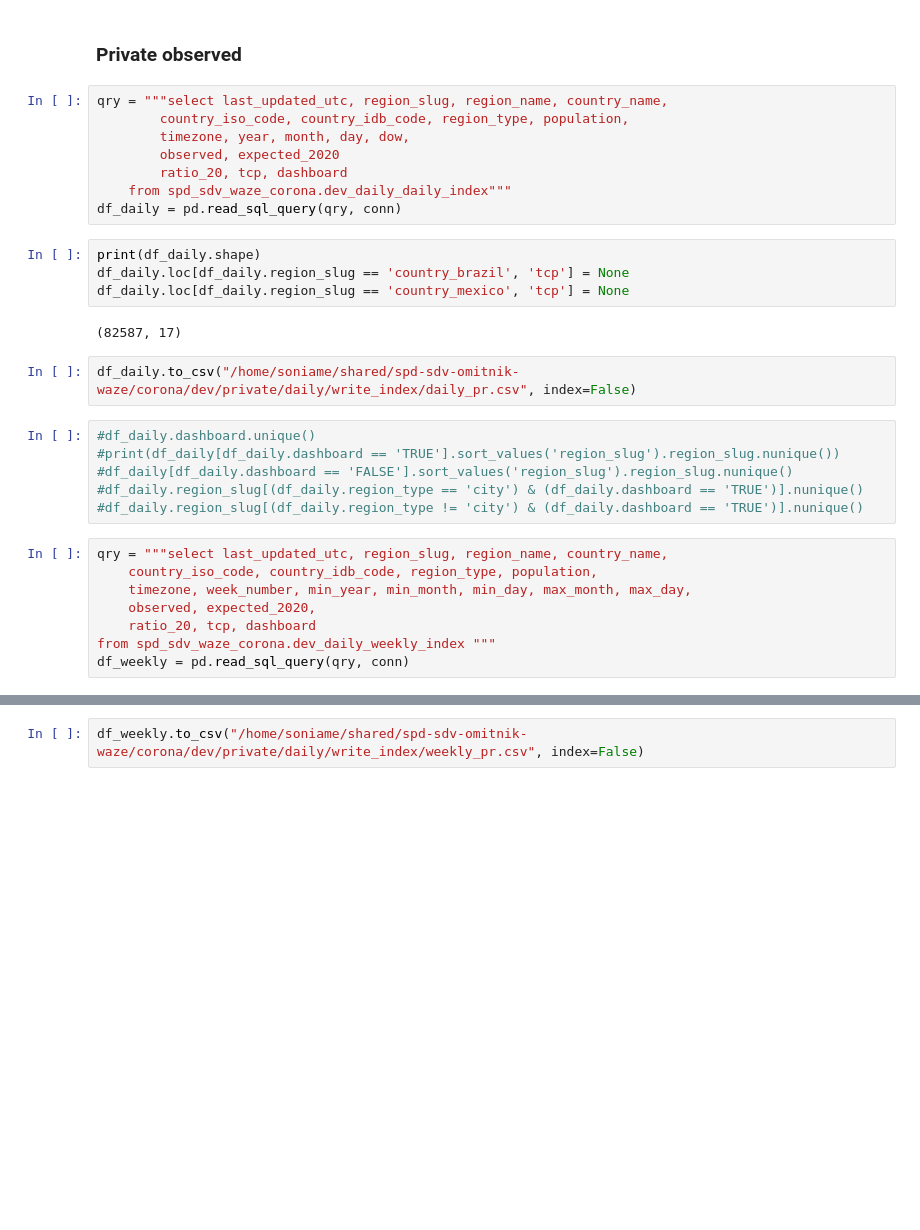
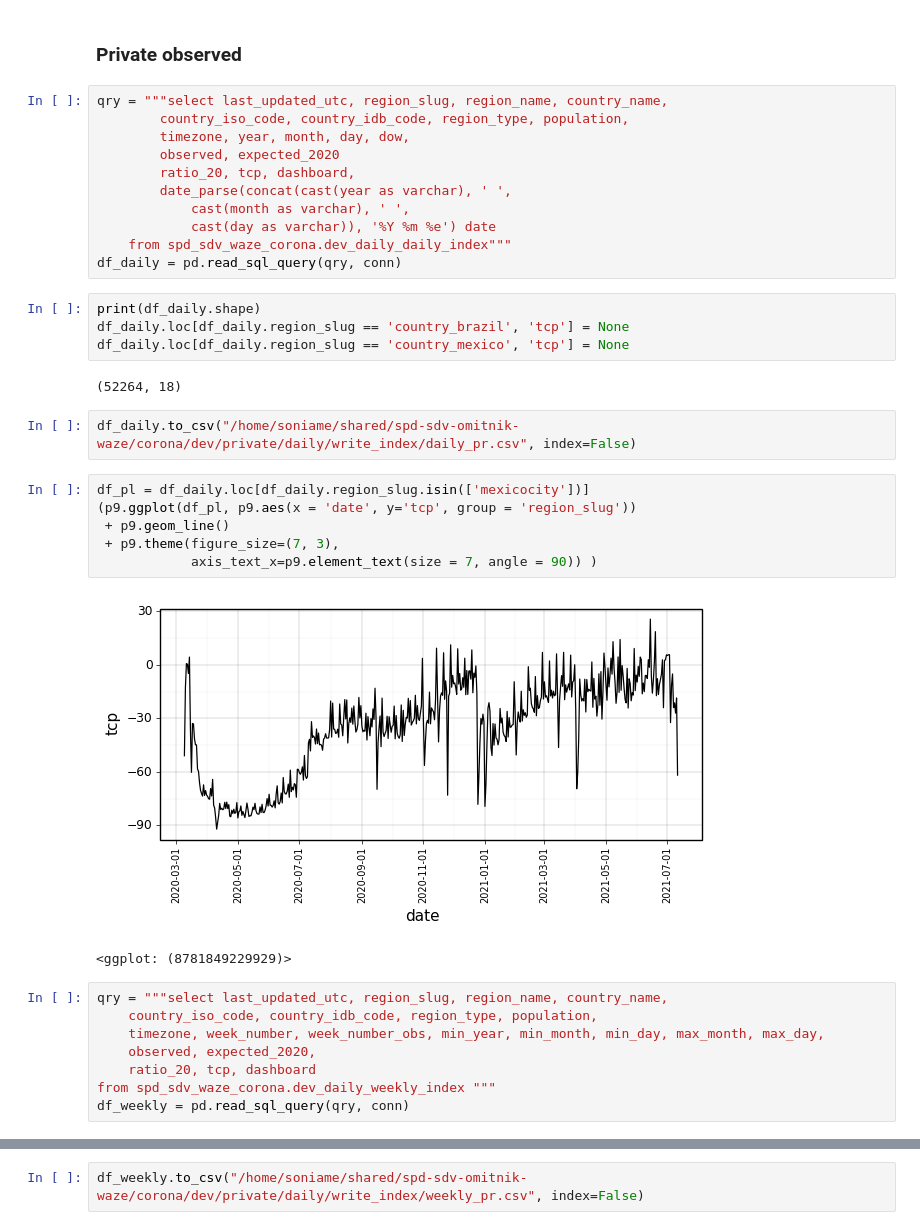
Before and after one commit to EL-BID/IDB-IDB-Invest-Coronavirus-Impact-Dashboard, a Jupyter notebook: notebooks/smooth_ts-toydashboard_data.ipynb, the cells around one changed output, grey strips where cells are left out. Cells and saved outputs as stored; diff of their text form; blank space fills up the shorter version.

Commit message:
update daily date exxcluding 2019 data

```diff
--- a/notebooks/smooth_ts-toydashboard_data.ipynb
+++ b/notebooks/smooth_ts-toydashboard_data.ipynb
@@ -706,7 +706,10 @@ qry = """select last_updated_utc, region_slug, region_name, country_name,
         country_iso_code, country_idb_code, region_type, population,
         timezone, year, month, day, dow,
         observed, expected_2020
-        ratio_20, tcp, dashboard
+        ratio_20, tcp, dashboard,
+        date_parse(concat(cast(year as varchar), ' ',
+            cast(month as varchar), ' ',
+            cast(day as varchar)), '%Y %m %e') date
     from spd_sdv_waze_corona.dev_daily_daily_index"""
 df_daily = pd.read_sql_query(qry, conn)
 # %%
@@ -714,19 +717,22 @@ print(df_daily.shape)
 df_daily.loc[df_daily.region_slug == 'country_brazil', 'tcp'] = None
 df_daily.loc[df_daily.region_slug == 'country_mexico', 'tcp'] = None
 # %% [output]
-(82587, 17)
+(52264, 18)
 # %%
 df_daily.to_csv("/home/soniame/shared/spd-sdv-omitnik-waze/corona/dev/private/daily/write_index/daily_pr.csv", index=False)
-# %%
-#df_daily.dashboard.unique()
-#print(df_daily[df_daily.dashboard == 'TRUE'].sort_values('region_slug').region_slug.nunique())
-#df_daily[df_daily.dashboard == 'FALSE'].sort_values('region_slug').region_slug.nunique()
-#df_daily.region_slug[(df_daily.region_type == 'city') & (df_daily.dashboard == 'TRUE')].nunique()
-#df_daily.region_slug[(df_daily.region_type != 'city') & (df_daily.dashboard == 'TRUE')].nunique()
+# %%
+df_pl = df_daily.loc[df_daily.region_slug.isin(['mexicocity'])]
+(p9.ggplot(df_pl, p9.aes(x = 'date', y='tcp', group = 'region_slug'))
+ + p9.geom_line()
+ + p9.theme(figure_size=(7, 3),
+            axis_text_x=p9.element_text(size = 7, angle = 90)) )
+# %% [output]
+[figure, added]
+<ggplot: (8781849229929)>
 # %%
 qry = """select last_updated_utc, region_slug, region_name, country_name,
 	country_iso_code, country_idb_code, region_type, population,
-	timezone, week_number, min_year, min_month, min_day, max_month, max_day,
+	timezone, week_number, week_number_obs, min_year, min_month, min_day, max_month, max_day,
     observed, expected_2020,
 	ratio_20, tcp, dashboard
 from spd_sdv_waze_corona.dev_daily_weekly_index """
```
Also changed, not shown: parts of 3 cells of this notebook, 1 other file.
